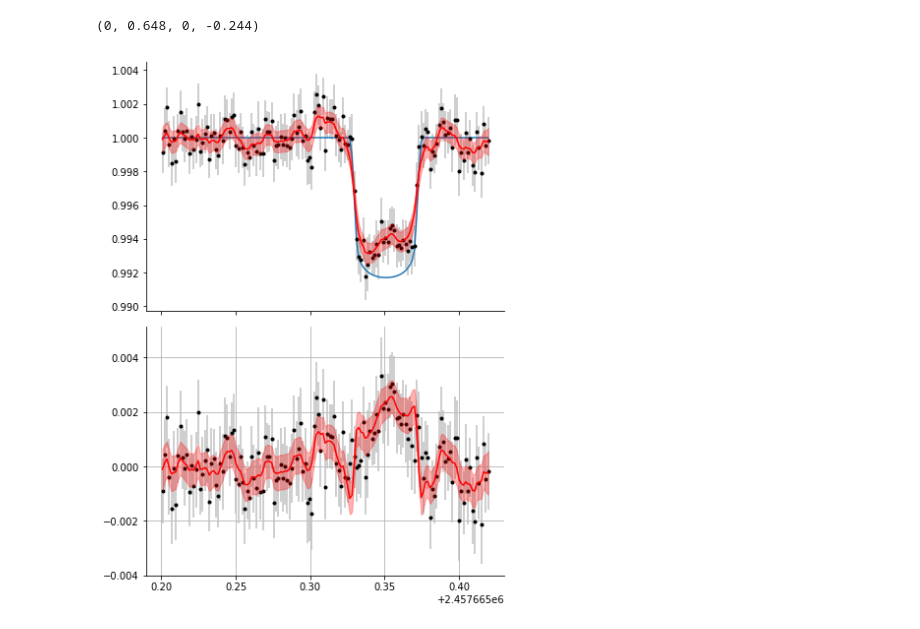
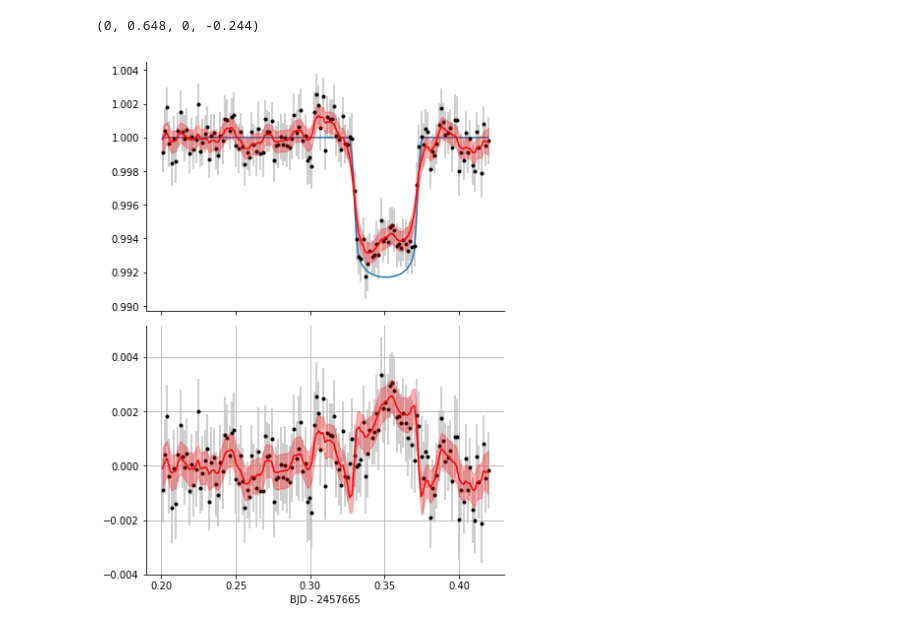
Before and after one commit to bmorris3/trappist1g_spots, a Jupyter notebook: lightcurve.ipynb, the cells around one changed output. Drawn from its saved outputs; the diff is of its cells as text; code cells hidden in the pictures.

```diff
--- a/lightcurve.ipynb
+++ b/lightcurve.ipynb
@@ -68,7 +68,8 @@ plt.plot(bjd, transit_model_g)
 from scipy.optimize import fmin_powell
 
 def minimize(p):
-    return abs(np.sum((regressed_lc - transit_model_g)**2 / (p[0] * err)**2)/len(regressed_lc) - 1)
+    return abs(np.sum((regressed_lc[oot] - transit_model_g[oot])**2 /
+                      (p[0] * err[oot])**2)/len(regressed_lc[oot]) - 1)
 
 err_scale = fmin_powell(minimize, [1])
 
@@ -138,39 +147,41 @@ gp.compute(times - original_params.t0, errors)
 
 # Define a cost function
 def neg_log_like(params, y, gp):
     gp.set_parameter_vector(params)
     return -gp.log_likelihood(y)
 
 def grad_neg_log_like(params, y, gp):
     gp.set_parameter_vector(params)
     return -gp.grad_log_likelihood(y)[1]
 
 # Fit for the maximum likelihood parameters
 initial_params = gp.get_parameter_vector()
 bounds = gp.get_parameter_bounds()
 soln = minimize(neg_log_like, initial_params, #jac=grad_neg_log_like,
                 method="L-BFGS-B", bounds=bounds, args=(fluxes, gp))
 gp.set_parameter_vector(soln.x)
 
 mu, var = gp.predict(fluxes, times - original_params.t0, return_var=True)
 std = np.sqrt(var)
 
+tmid = int(times.mean())
 fig, ax = plt.subplots(2, 1, figsize=(6, 8), sharex=True)
-ax[0].errorbar(times, fluxes, errors, fmt='.', color='k', ecolor='silver')
-ax[0].fill_between(times, mu-std, mu+std, color='r', zorder=10, alpha=0.3)
-ax[0].plot(times, mu, color='r', zorder=10)
-ax[0].plot(bjd, transit_model_g)
+ax[0].errorbar(times - tmid, fluxes, errors, fmt='.', color='k', ecolor='silver')
+ax[0].fill_between(times - tmid, mu-std, mu+std, color='r', zorder=10, alpha=0.3)
+ax[0].plot(times - tmid, mu, color='r', zorder=10)
+ax[0].plot(bjd - tmid, transit_model_g)
 
-ax[1].errorbar(times, fluxes - transit_model_g, errors, fmt='.', color='k', ecolor='silver')
-ax[1].fill_between(times, mu-std-transit_model_g, mu+std-transit_model_g, color='r', zorder=10, alpha=0.3)
-ax[1].plot(times, mu - transit_model_g, color='r', zorder=10)
+ax[1].errorbar(times - tmid, fluxes - transit_model_g, errors, fmt='.', color='k', ecolor='silver')
+ax[1].fill_between(times - tmid, mu-std-transit_model_g, mu+std-transit_model_g, color='r', zorder=10, alpha=0.3)
+ax[1].plot(times - tmid, mu - transit_model_g, color='r', zorder=10)
 ax[1].grid()
-
+ax[1].set_xlabel('BJD - {0}'.format(tmid))
 for axis in ax:
     for j in ['right', 'top']:
         axis.spines[j].set_visible(False)
 
 fig.tight_layout()
+fig.savefig('gp.png', dpi=200, bbox_inches='tight')
 plt.show()
 # %% [output]
-[figure, old version]
+[figure, new version]
```
Also changed, not shown: parts of 2 cells of this notebook, 11 other files.
